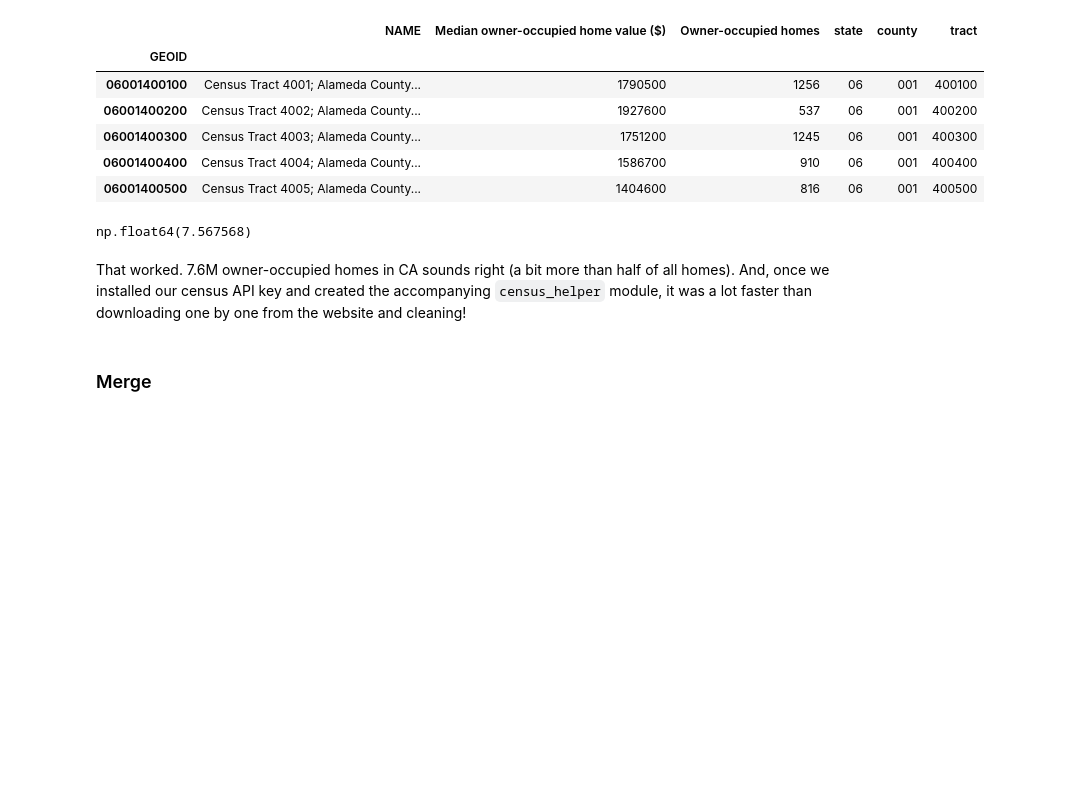
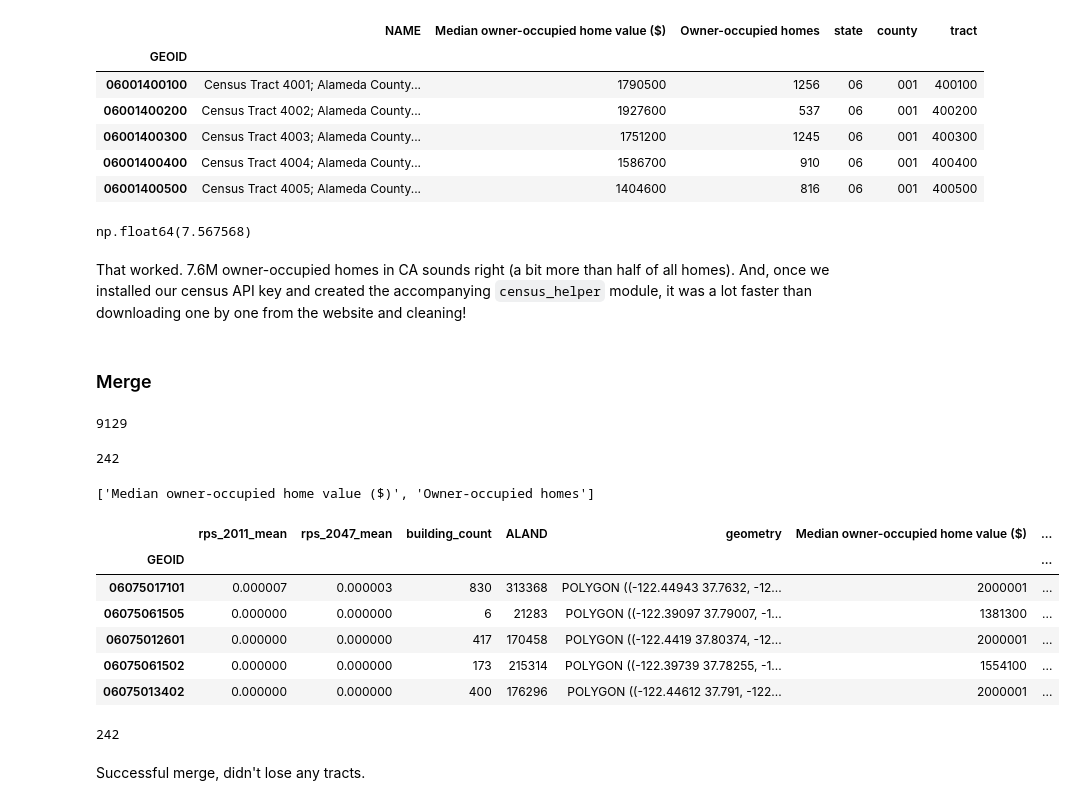
Before and after one commit to usf-esm/usf-engy680-urban-energy-fall2026, a Jupyter notebook: hw2_templates/wildfire_risk_explore.ipynb, the cells around one changed output. Cells and saved outputs as stored; diff of their text form; code cells hidden in the pictures; blank space fills up the shorter version.

```diff
--- a/hw2_templates/wildfire_risk_explore.ipynb
+++ b/hw2_templates/wildfire_risk_explore.ipynb
@@ -299,3 +299,34 @@ And, once we installed our census API key and created the accompanying `census_h
 it was a lot faster than downloading one by one from the website and cleaning!
 # %% [markdown]
 ### Merge
+# %%
+len(acs_data)
+# %% [output]
+9129
+# %%
+len(sf_merged)
+# %% [output]
+242
+# %%
+new_cols = list(variables.values())
+new_cols
+# %% [output]
+['Median owner-occupied home value ($)', 'Owner-occupied homes']
+# %%
+sf_merged = sf_merged.merge(acs_data[new_cols], left_index=True, right_index=True, how='inner')
+# Merge in just the new columns.
+sf_merged.head()
+# %% [output]
+|  | rps_2011_mean | rps_2047_mean | building_count | ALAND | geometry | Median owner-occupied home value ($) | ... |
+| GEOID |  |  |  |  |  |  | ... |
+| 06075017101 | 0.000007 | 0.000003 | 830 | 313368 | POLYGON ((-122.44943 37.7632, -12... | 2000001 | ... |
+| 06075061505 | 0.000000 | 0.000000 | 6 | 21283 | POLYGON ((-122.39097 37.79007, -1... | 1381300 | ... |
+| 06075012601 | 0.000000 | 0.000000 | 417 | 170458 | POLYGON ((-122.4419 37.80374, -12... | 2000001 | ... |
+| 06075061502 | 0.000000 | 0.000000 | 173 | 215314 | POLYGON ((-122.39739 37.78255, -1... | 1554100 | ... |
+| 06075013402 | 0.000000 | 0.000000 | 400 | 176296 | POLYGON ((-122.44612 37.791, -122... | 2000001 | ... |
+# %%
+len(sf_merged)
+# %% [output]
+242
+# %% [markdown]
+Successful merge, didn't lose any tracts.
```
Also changed, not shown: parts of 23 cells of this notebook.
